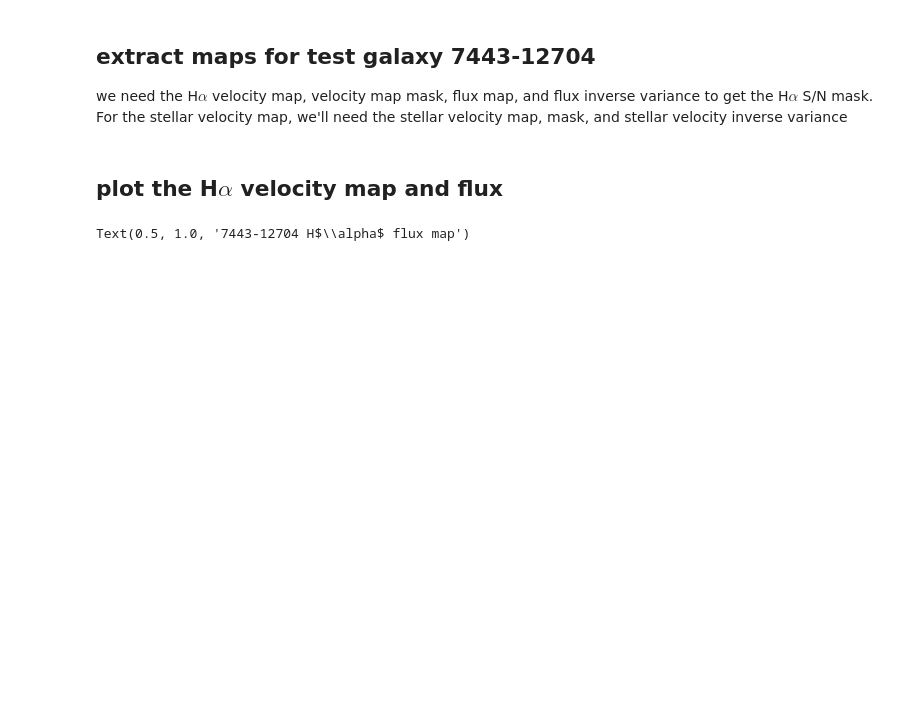
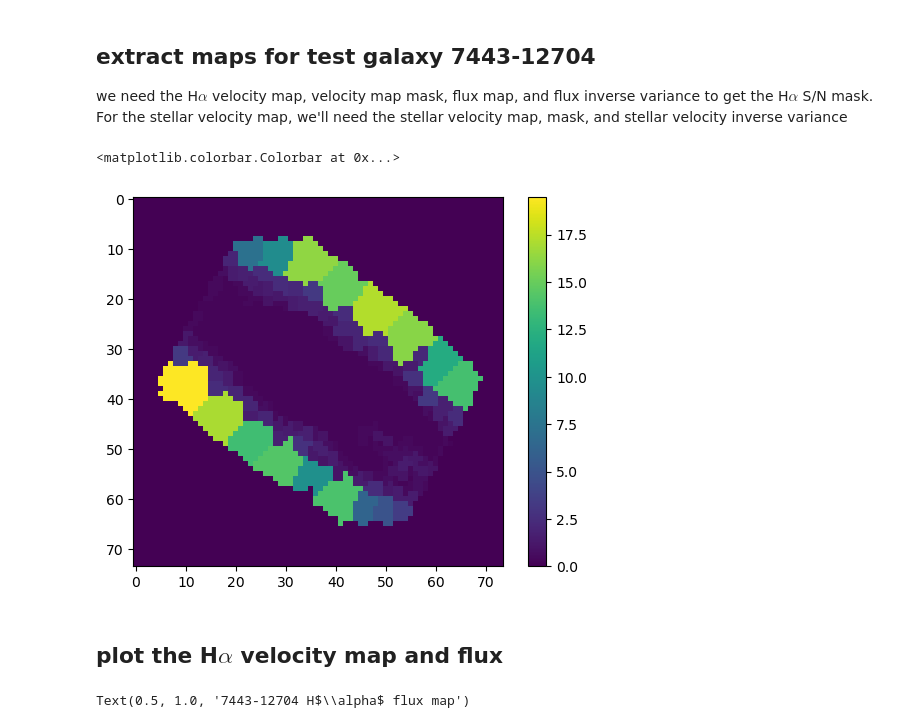
Before and after one commit to DESI-UR/MaNGA-VelMap, a Jupyter notebook: Notebooks/SN_5_mask.ipynb, the cells around one changed output. Saved outputs shown, nothing was run; the diff lists cells and outputs as text; code cells hidden in the pictures; blank space fills up the shorter version.

```diff
--- a/Notebooks/SN_5_mask.ipynb
+++ b/Notebooks/SN_5_mask.ipynb
@@ -58,3 +61,9 @@ halpha_flux_ivar = cube['EMLINE_GFLUX_IVAR'].data[23]
+# %%
+plt.imshow(binarea)
+plt.colorbar()
+# %% [output]
+<matplotlib.colorbar.Colorbar at 0x...>
+[figure, added]
 # %% [markdown]
 ## plot the H$\alpha$ velocity map and flux
 # %%
```
Also changed, not shown: parts of 10 cells of this notebook.
